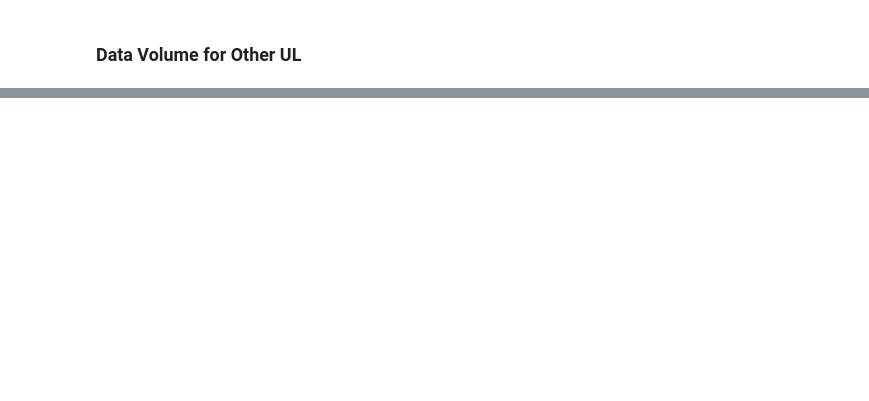
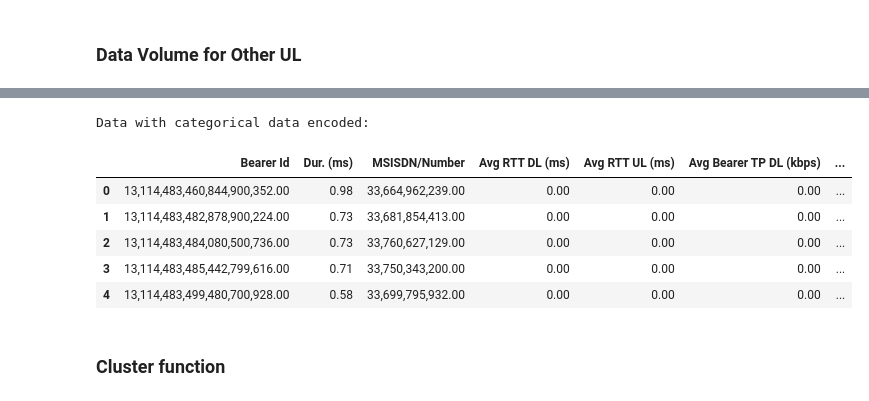
Before and after one commit to YasabnehT/Telecom_Data_Analysis, a Jupyter notebook: notebooks/UserOverviewAnalysis.ipynb, the cells around one changed output, grey strips where cells are left out. Drawn from its saved outputs; the diff is of its cells as text; code cells hidden in the pictures; blank space fills up the shorter version.

```diff
--- a/notebooks/UserOverviewAnalysis.ipynb
+++ b/notebooks/UserOverviewAnalysis.ipynb
@@ -834,0 +1622,24 @@ db['UL TP < 10 Kbps (%)'].hist()
+# %%
+db_encoded = db_drop_col.copy()
+lb = LabelEncoder()
+column_encoded = ['Handset Manufacturer', 'Handset Type']
+
+
+def db_encoding (df):
+  for column in column_encoded:
+    df[column] = lb.fit_transform(df[column])
+  return df
+# %%
+db_encooded = db_encoding(db_encoded)
+print("Data with categorical data encoded:\n")
+db_encoded.head()
+# %% [output]
+Data with categorical data encoded:
+|  | Bearer Id | Dur. (ms) | MSISDN/Number | Avg RTT DL (ms) | Avg RTT UL (ms) | Avg Bearer TP DL (kbps) | ... |
+| 0 | 13,114,483,460,844,900,352.00 | 0.98 | 33,664,962,239.00 | 0.00 | 0.00 | 0.00 | ... |
+| 1 | 13,114,483,482,878,900,224.00 | 0.73 | 33,681,854,413.00 | 0.00 | 0.00 | 0.00 | ... |
+| 2 | 13,114,483,484,080,500,736.00 | 0.73 | 33,760,627,129.00 | 0.00 | 0.00 | 0.00 | ... |
+| 3 | 13,114,483,485,442,799,616.00 | 0.71 | 33,750,343,200.00 | 0.00 | 0.00 | 0.00 | ... |
+| 4 | 13,114,483,499,480,700,928.00 | 0.58 | 33,699,795,932.00 | 0.00 | 0.00 | 0.00 | ... |
+# %% [markdown]
+### Cluster function
```
Also changed, not shown: parts of 462 cells of this notebook, 3 other files.
